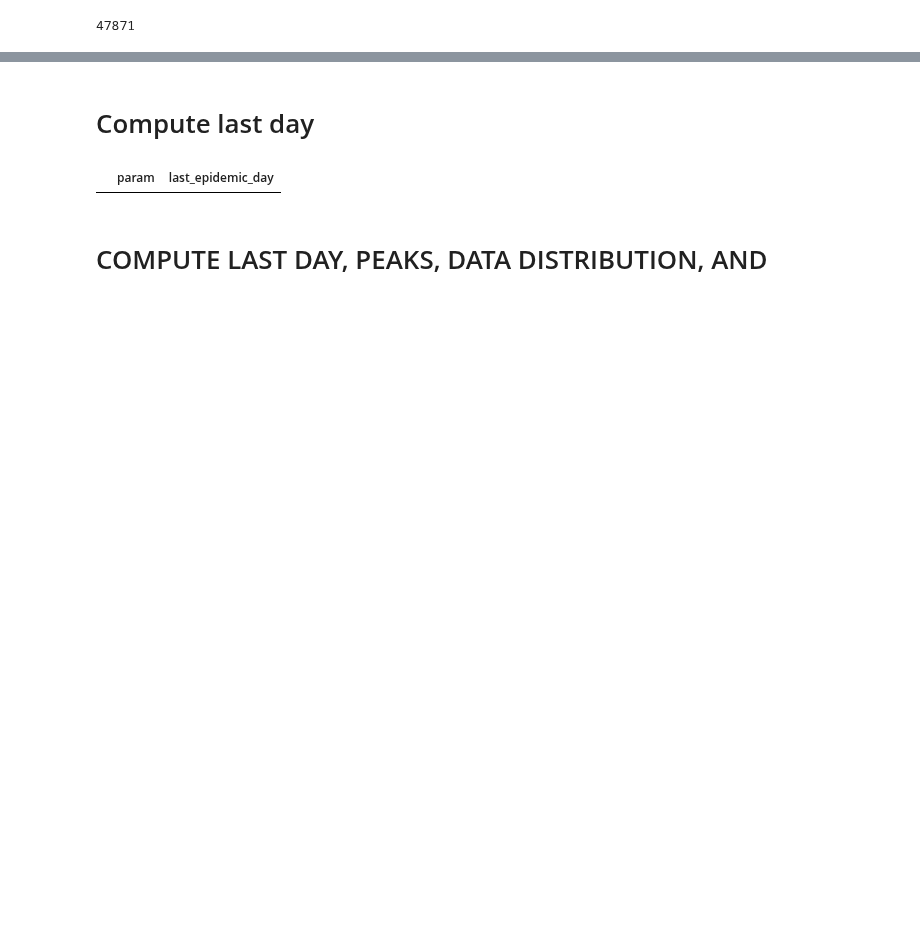
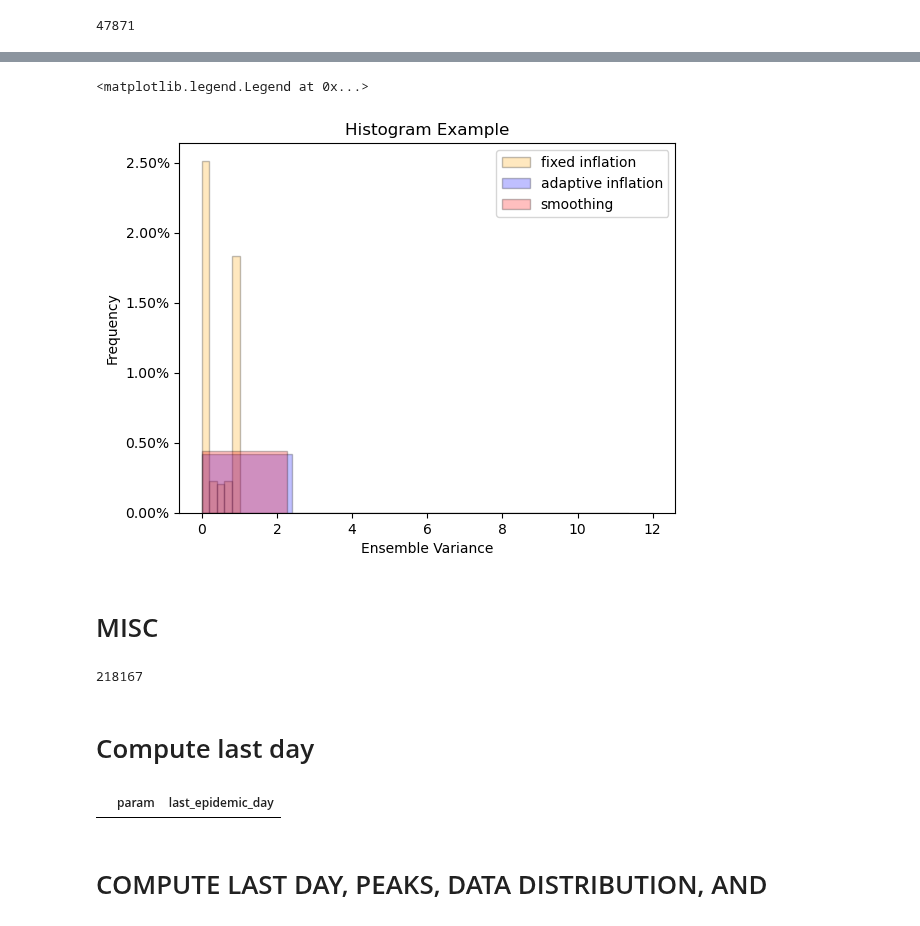
Before and after one commit to hwunrow/epykalman, a Jupyter notebook: src/epyfilter/c2b2/Untitled.ipynb, the cells around one changed output, grey strips where cells are left out. Saved outputs shown, nothing was run; the diff lists cells and outputs as text; code cells hidden in the pictures; blank space fills up the shorter version.

```diff
--- a/src/epyfilter/c2b2/Untitled.ipynb
+++ b/src/epyfilter/c2b2/Untitled.ipynb
@@ -72,0 +116,21 @@ merger.close()
+# %%
+fig = plt.figure()
+ax = fig.add_subplot(111)
+no_ci = eakf_metrics_df.loc[eakf_metrics_df["method"] == "no inflation", "ens_var_last_day"]
+# fix_ci = eakf_metrics_df.loc[eakf_metrics_df["method"] == "fixed inflation", "ens_var_last_day"]
+adapt_ci = eakf_metrics_df.loc[eakf_metrics_df["method"] == "adaptive inflation", "ens_var_last_day"]
+smooth_ci = eakf_metrics_df.loc[eakf_metrics_df["method"] == "smooth", "ens_var_last_day"]
+
+# ax.hist(no_ci, bins=5, color='green', label="no inflation", edgecolor='black', alpha=0.25, density=True, range=[0.0, 1.0])
+ax.hist(fix_ci, bins=5, color='orange', label="fixed inflation", edgecolor='black', alpha=0.25, density=True)
+ax.hist(adapt_ci, bins=5, color='blue', label="adaptive inflation", edgecolor='black', alpha=0.25, density=True)
+ax.hist(smooth_ci, bins=5, color='red', label="smoothing", edgecolor='black', alpha=0.25, density=True)
+
+# ax.yaxis.set_major_formatter(PercentFormatter(xmax=100))
+plt.title('Histogram Example')
+plt.xlabel('Ensemble Variance')
+plt.ylabel('Frequency')
+plt.legend()
+# %% [output]
+<matplotlib.legend.Legend at 0x...>
+[figure, added]
@@ -73,3 +145,10 @@ merger.close()
+# %% [markdown]
+# MISC
+# %%
+dir = "/ifs/scratch/jls106_gp/nhw2114/data/20231025_synthetic_data/pdf_archive"
+len(os.listdir(dir))
+# %% [output]
+218167
 # %% [markdown]
 # Compute last day
 # %%
```
Also changed, not shown: parts of 18 cells of this notebook.
